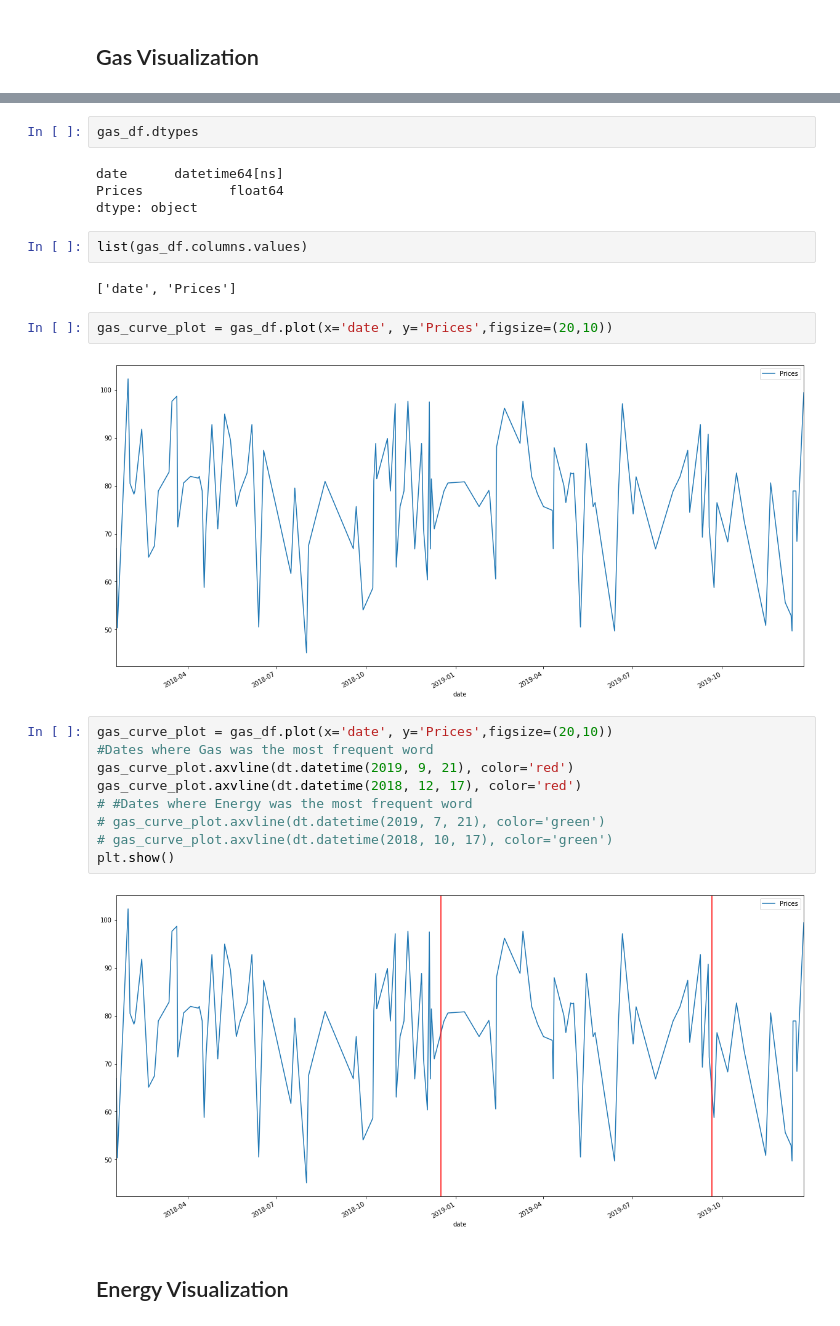
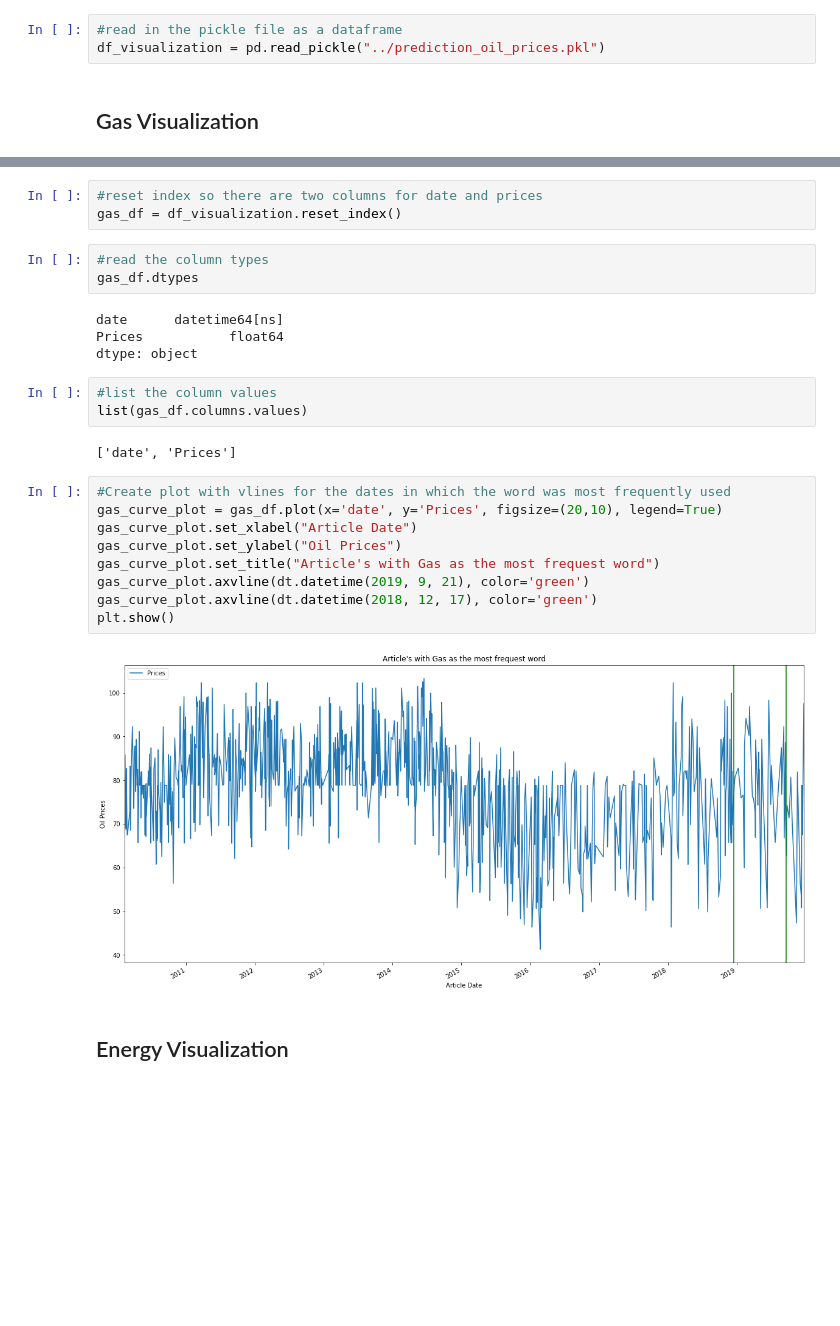
Before and after one commit to treyhunold/project_1, a Jupyter notebook: Visualizations/Sector_visualization.ipynb, the cells around one changed output, grey strips where cells are left out. Cells and saved outputs as stored; diff of their text form; blank space fills up the shorter version.

Commit message:
Updated codes in President and Sector visualizations

```diff
--- a/Visualizations/Sector_visualization.ipynb
+++ b/Visualizations/Sector_visualization.ipynb
@@ -15,2 +16,5 @@ df_visualization = pd.read_pickle("../prediction_prices.pkl")
+# %%
+#read in the pickle file as a dataframe
+df_visualization = pd.read_pickle("../prediction_oil_prices.pkl")
 # %% [markdown]
 ## Gas Visualization
@@ -19,27 +21,28 @@ gas_df = gas_visualization.reset_index()
-# %%
-gas_df.dtypes
-# %% [output]
-date      datetime64[ns]
-Prices           float64
-dtype: object
+# %%
+#reset index so there are two columns for date and prices
+gas_df = df_visualization.reset_index()
+# %%
+#read the column types
+gas_df.dtypes
+# %% [output]
+date      datetime64[ns]
+Prices           float64
+dtype: object
 # %%
+#list the column values
 list(gas_df.columns.values)
 # %% [output]
 ['date', 'Prices']
-# %%
-gas_curve_plot = gas_df.plot(x='date', y='Prices',figsize=(20,10))
-# %% [output]
-[figure, removed]
 # %%
-gas_curve_plot = gas_df.plot(x='date', y='Prices',figsize=(20,10))
-#Dates where Gas was the most frequent word
-gas_curve_plot.axvline(dt.datetime(2019, 9, 21), color='red')
-gas_curve_plot.axvline(dt.datetime(2018, 12, 17), color='red')
-# #Dates where Energy was the most frequent word
-# gas_curve_plot.axvline(dt.datetime(2019, 7, 21), color='green')
-# gas_curve_plot.axvline(dt.datetime(2018, 10, 17), color='green')
+#Create plot with vlines for the dates in which the word was most frequently used
+gas_curve_plot = gas_df.plot(x='date', y='Prices', figsize=(20,10), legend=True)
+gas_curve_plot.set_xlabel("Article Date")
+gas_curve_plot.set_ylabel("Oil Prices")
+gas_curve_plot.set_title("Article's with Gas as the most frequest word")
+gas_curve_plot.axvline(dt.datetime(2019, 9, 21), color='green')
+gas_curve_plot.axvline(dt.datetime(2018, 12, 17), color='green')
 plt.show()
 # %% [output]
-[figure, old version]
+[figure, new version]
 # %% [markdown]
 ## Energy Visualization
```
Also changed, not shown: parts of 11 cells of this notebook, 1 other file.
